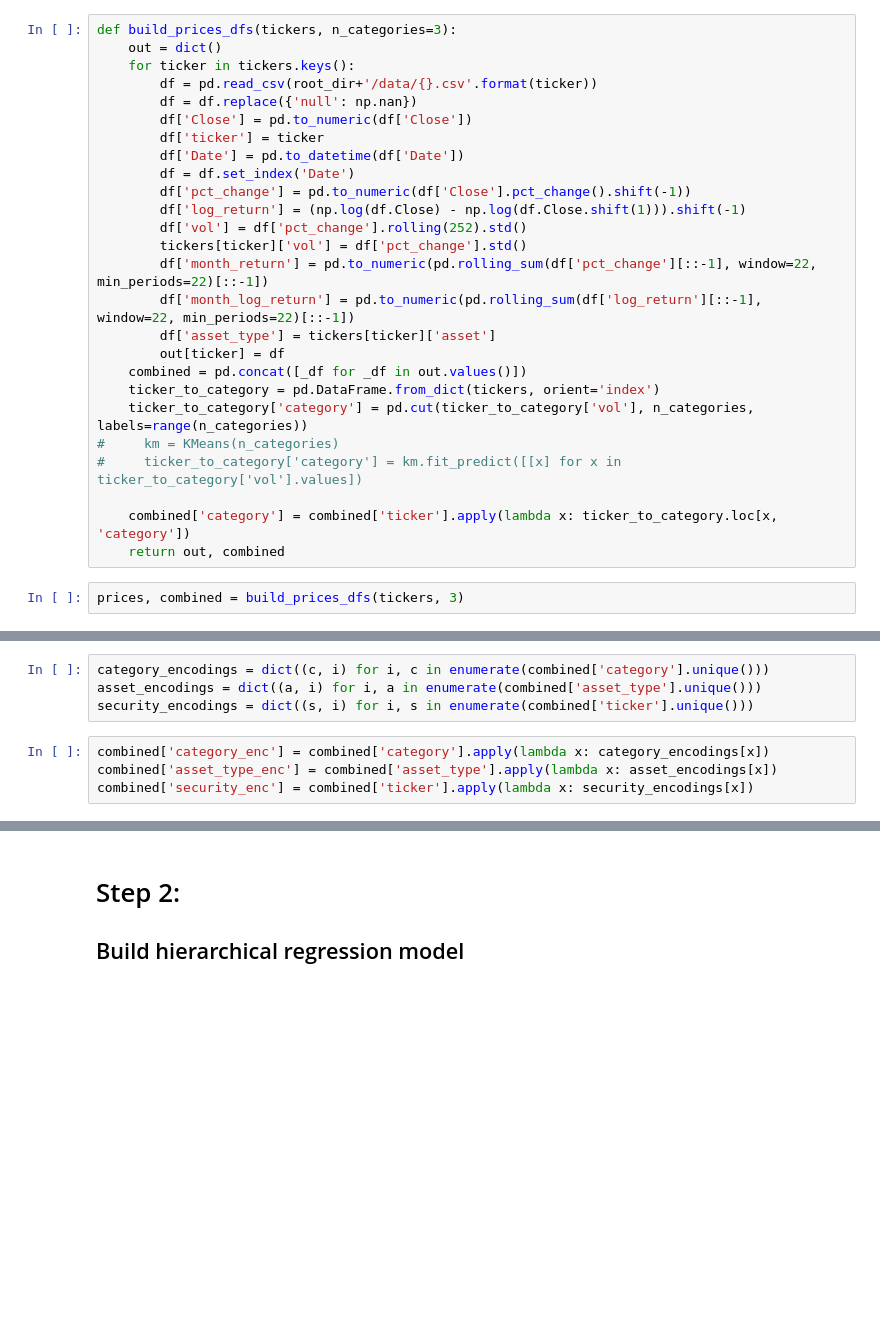
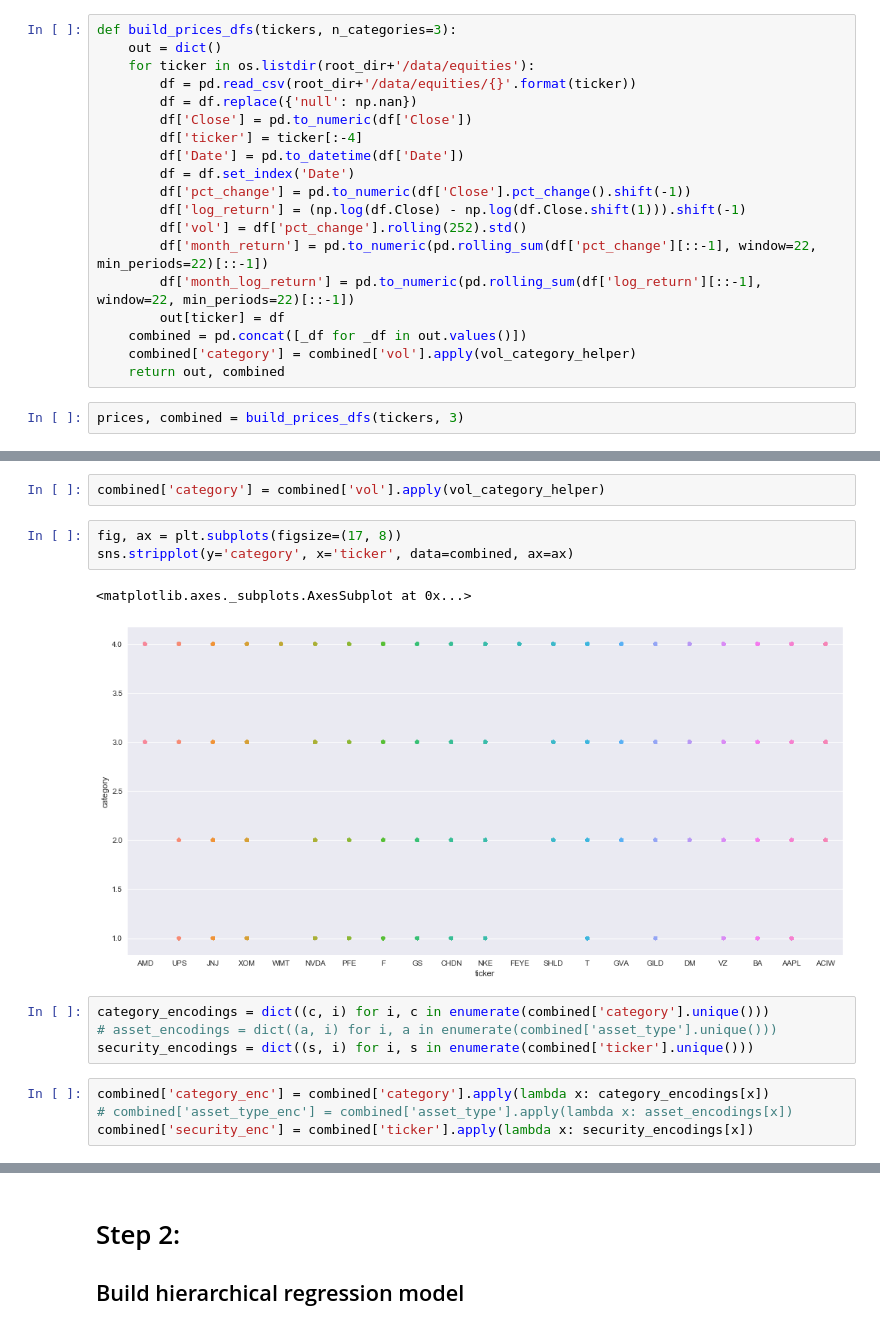
Before and after one commit to bglick13/Bayesian-Stock-Models, a Jupyter notebook: Vol adjusted pooling - momentum.ipynb, the cells around one changed output, grey strips where cells are left out. Drawn from its saved outputs; the diff is of its cells as text; blank space fills up the shorter version.

```diff
--- a/Vol adjusted pooling - momentum.ipynb
+++ b/Vol adjusted pooling - momentum.ipynb
@@ -113,28 +113,21 @@ tickers = dict(
 # %%
 def build_prices_dfs(tickers, n_categories=3):
     out = dict()
-    for ticker in tickers.keys():
-        df = pd.read_csv(root_dir+'/data/{}.csv'.format(ticker))
+    for ticker in os.listdir(root_dir+'/data/equities'):
+        df = pd.read_csv(root_dir+'/data/equities/{}'.format(ticker))
         df = df.replace({'null': np.nan})
         df['Close'] = pd.to_numeric(df['Close'])
-        df['ticker'] = ticker
+        df['ticker'] = ticker[:-4]
         df['Date'] = pd.to_datetime(df['Date'])
         df = df.set_index('Date')
         df['pct_change'] = pd.to_numeric(df['Close'].pct_change().shift(-1))
         df['log_return'] = (np.log(df.Close) - np.log(df.Close.shift(1))).shift(-1)
         df['vol'] = df['pct_change'].rolling(252).std()
-        tickers[ticker]['vol'] = df['pct_change'].std()
         df['month_return'] = pd.to_numeric(pd.rolling_sum(df['pct_change'][::-1], window=22, min_periods=22)[::-1])
         df['month_log_return'] = pd.to_numeric(pd.rolling_sum(df['log_return'][::-1], window=22, min_periods=22)[::-1])
-        df['asset_type'] = tickers[ticker]['asset']
         out[ticker] = df
     combined = pd.concat([_df for _df in out.values()])
-    ticker_to_category = pd.DataFrame.from_dict(tickers, orient='index')
-    ticker_to_category['category'] = pd.cut(ticker_to_category['vol'], n_categories, labels=range(n_categories))
-#     km = KMeans(n_categories)
-#     ticker_to_category['category'] = km.fit_predict([[x] for x in ticker_to_category['vol'].values])
-
-    combined['category'] = combined['ticker'].apply(lambda x: ticker_to_category.loc[x, 'category'])
+    combined['category'] = combined['vol'].apply(vol_category_helper)
     return out, combined
 # %%
 prices, combined = build_prices_dfs(tickers, 3)
@@ -141,8 +158,16 @@ prices, combined = build_prices_dfs(tickers, 3)
+# %%
+combined['category'] = combined['vol'].apply(vol_category_helper)
+# %%
+fig, ax = plt.subplots(figsize=(17, 8))
+sns.stripplot(y='category', x='ticker', data=combined, ax=ax)
+# %% [output]
+<matplotlib.axes._subplots.AxesSubplot at 0x...>
+[figure, added]
 # %%
 category_encodings = dict((c, i) for i, c in enumerate(combined['category'].unique()))
-asset_encodings = dict((a, i) for i, a in enumerate(combined['asset_type'].unique()))
+# asset_encodings = dict((a, i) for i, a in enumerate(combined['asset_type'].unique()))
 security_encodings = dict((s, i) for i, s in enumerate(combined['ticker'].unique()))
 # %%
 combined['category_enc'] = combined['category'].apply(lambda x: category_encodings[x])
-combined['asset_type_enc'] = combined['asset_type'].apply(lambda x: asset_encodings[x])
+# combined['asset_type_enc'] = combined['asset_type'].apply(lambda x: asset_encodings[x])
 combined['security_enc'] = combined['ticker'].apply(lambda x: security_encodings[x])
```
Also changed, not shown: parts of 24 cells of this notebook, 23 other files.
